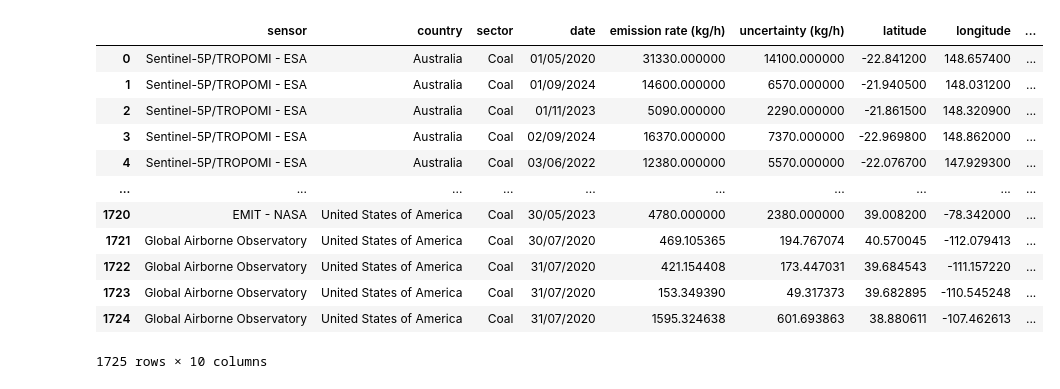
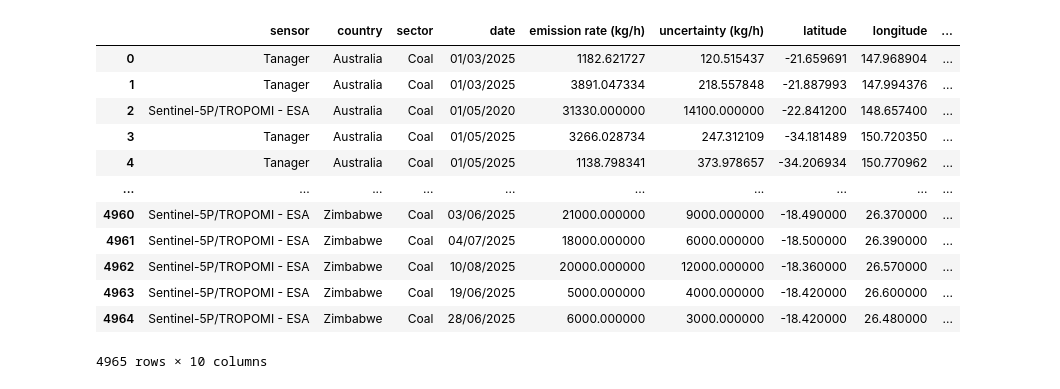
Before and after one commit to bexhorner/cmm-data-tool, a Jupyter notebook: Satellites/duplicates.ipynb, the cells around one changed output. Drawn from its saved outputs; the diff is of its cells as text; code cells hidden in the pictures.

```diff
--- a/Satellites/duplicates.ipynb
+++ b/Satellites/duplicates.ipynb
@@ -2,24 +2,24 @@
 import pandas as pd
 import numpy as np
 # %%
-df = pd.read_csv('satellite\data\merged_kayrros_mars_carbonmapper_11032025_coal.csv')
+df = pd.read_csv('satellite\data\merged_kayrros_mars_carbonmapper_11122025_coal.csv')
 df = df.sort_values(by=["country","date"])
 
 df
 # %% [output]
 |  | sensor | country | sector | date | emission rate (kg/h) | uncertainty (kg/h) | latitude | longitude | ... |
-| 0 | Sentinel-5P/TROPOMI - ESA | Australia | Coal | 01/05/2020 | 31330.000000 | 14100.000000 | -22.841200 | 148.657400 | ... |
-| 1 | Sentinel-5P/TROPOMI - ESA | Australia | Coal | 01/09/2024 | 14600.000000 | 6570.000000 | -21.940500 | 148.031200 | ... |
-| 2 | Sentinel-5P/TROPOMI - ESA | Australia | Coal | 01/11/2023 | 5090.000000 | 2290.000000 | -21.861500 | 148.320900 | ... |
-| 3 | Sentinel-5P/TROPOMI - ESA | Australia | Coal | 02/09/2024 | 16370.000000 | 7370.000000 | -22.969800 | 148.862000 | ... |
-| 4 | Sentinel-5P/TROPOMI - ESA | Australia | Coal | 03/06/2022 | 12380.000000 | 5570.000000 | -22.076700 | 147.929300 | ... |
+| 0 | Tanager | Australia | Coal | 01/03/2025 | 1182.621727 | 120.515437 | -21.659691 | 147.968904 | ... |
+| 1 | Tanager | Australia | Coal | 01/03/2025 | 3891.047334 | 218.557848 | -21.887993 | 147.994376 | ... |
+| 2 | Sentinel-5P/TROPOMI - ESA | Australia | Coal | 01/05/2020 | 31330.000000 | 14100.000000 | -22.841200 | 148.657400 | ... |
+| 3 | Tanager | Australia | Coal | 01/05/2025 | 3266.028734 | 247.312109 | -34.181489 | 150.720350 | ... |
+| 4 | Tanager | Australia | Coal | 01/05/2025 | 1138.798341 | 373.978657 | -34.206934 | 150.770962 | ... |
 | ... | ... | ... | ... | ... | ... | ... | ... | ... | ... |
-| 1720 | EMIT - NASA | United States of America | Coal | 30/05/2023 | 4780.000000 | 2380.000000 | 39.008200 | -78.342000 | ... |
-| 1721 | Global Airborne Observatory | United States of America | Coal | 30/07/2020 | 469.105365 | 194.767074 | 40.570045 | -112.079413 | ... |
-| 1722 | Global Airborne Observatory | United States of America | Coal | 31/07/2020 | 421.154408 | 173.447031 | 39.684543 | -111.157220 | ... |
-| 1723 | Global Airborne Observatory | United States of America | Coal | 31/07/2020 | 153.349390 | 49.317373 | 39.682895 | -110.545248 | ... |
-| 1724 | Global Airborne Observatory | United States of America | Coal | 31/07/2020 | 1595.324638 | 601.693863 | 38.880611 | -107.462613 | ... |
+| 4960 | Sentinel-5P/TROPOMI - ESA | Zimbabwe | Coal | 03/06/2025 | 21000.000000 | 9000.000000 | -18.490000 | 26.370000 | ... |
+| 4961 | Sentinel-5P/TROPOMI - ESA | Zimbabwe | Coal | 04/07/2025 | 18000.000000 | 6000.000000 | -18.500000 | 26.390000 | ... |
+| 4962 | Sentinel-5P/TROPOMI - ESA | Zimbabwe | Coal | 10/08/2025 | 20000.000000 | 12000.000000 | -18.360000 | 26.570000 | ... |
+| 4963 | Sentinel-5P/TROPOMI - ESA | Zimbabwe | Coal | 19/06/2025 | 5000.000000 | 4000.000000 | -18.420000 | 26.600000 | ... |
+| 4964 | Sentinel-5P/TROPOMI - ESA | Zimbabwe | Coal | 28/06/2025 | 6000.000000 | 3000.000000 | -18.420000 | 26.480000 | ... |
-1725 rows × 10 columns
+4965 rows × 10 columns
 # %%
 # Step 1: Identify duplicates based on sensor, date, lat, lon
 dup_keys = ["sensor", "date", "latitude", "longitude"]
```
Also changed, not shown: 4 other files.
